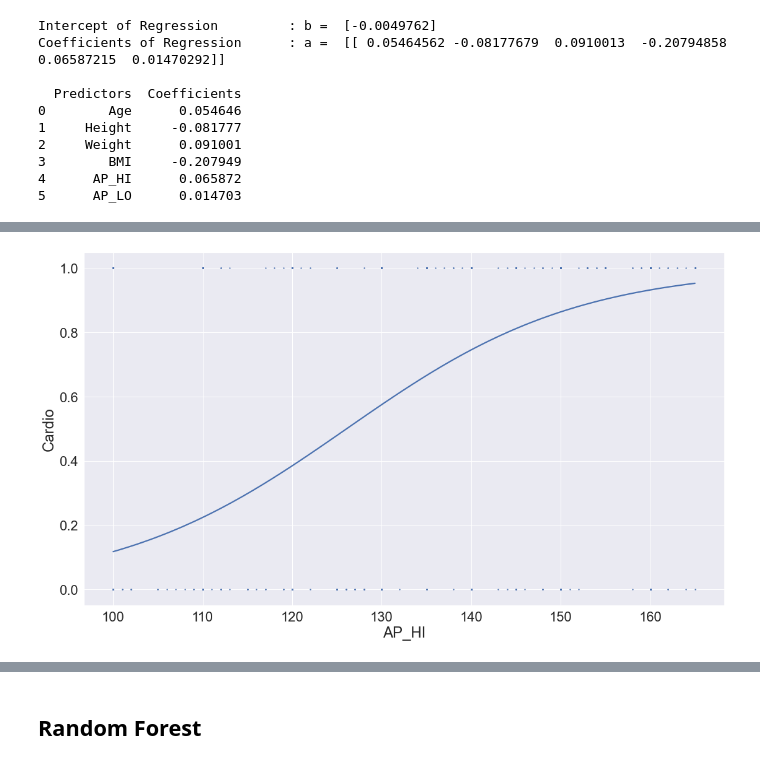
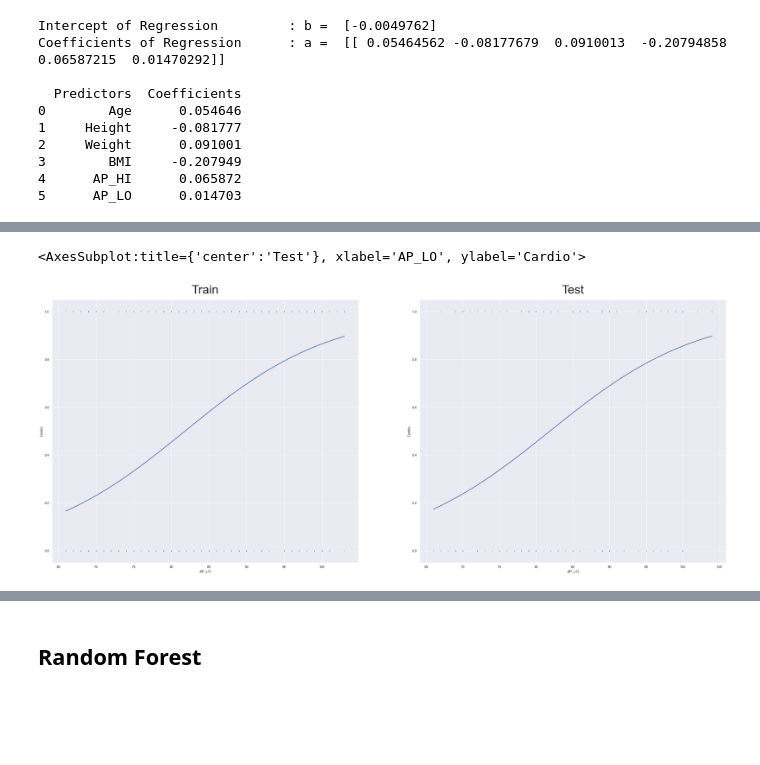
Before and after one commit to timothy-lew/dsai_mini_project, a Jupyter notebook: Final.ipynb, the cells around one changed output, grey strips where cells are left out. Cells and saved outputs as stored; diff of their text form; code cells hidden in the pictures; blank space fills up the shorter version.

```diff
--- a/Final.ipynb
+++ b/Final.ipynb
@@ -767,5 +784,14 @@ plot.figure.set_size_inches(18.5, 10.5)
 # %%
-plot = sb.regplot(x=X_test['AP_HI'], y=y_test, data=cardio_clean2, logistic=True, ci=None, scatter_kws={'s':2})
-plot.figure.set_size_inches(18.5, 10.5)
+f,(ax1, ax2) = mp.pyplot.subplots(1, 2, figsize=(40, 16) )
+dicto = {'fontsize': 40,
+ 'fontweight' : 200,
+ 'verticalalignment': 'baseline'}
+ax1.set_title('Train', fontdict = dicto, pad = 20)
+ax2.set_title('Test', fontdict = dicto, pad = 20)
+sb.regplot(x=X_train['AP_LO'], y=y_train, data=cardio_clean2, logistic=True, ci=None, scatter_kws={'s':2}, ax = ax1)
+sb.regplot(x=X_test['AP_LO'], y=y_test, data=cardio_clean2, logistic=True, ci=None, scatter_kws={'s':2},  ax = ax2)
+
+# higher AP_LO, higher cardio
 # %% [output]
+<AxesSubplot:title={'center':'Test'}, xlabel='AP_LO', ylabel='Cardio'>
-[figure, old version]
+[figure, new version]
```
Also changed, not shown: parts of 32 cells of this notebook.
